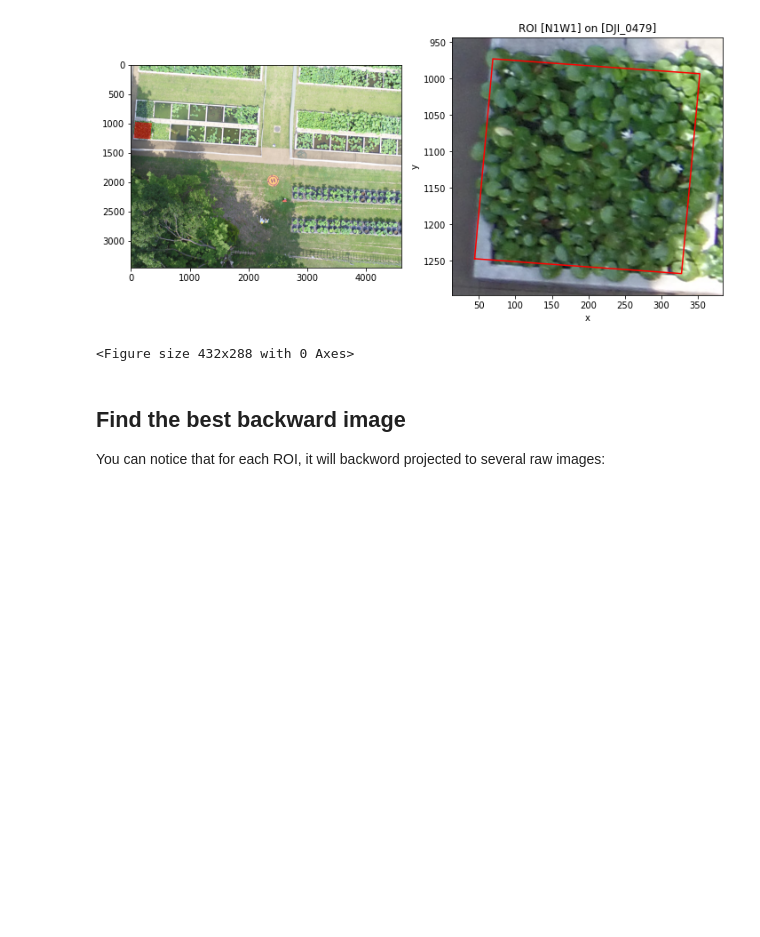
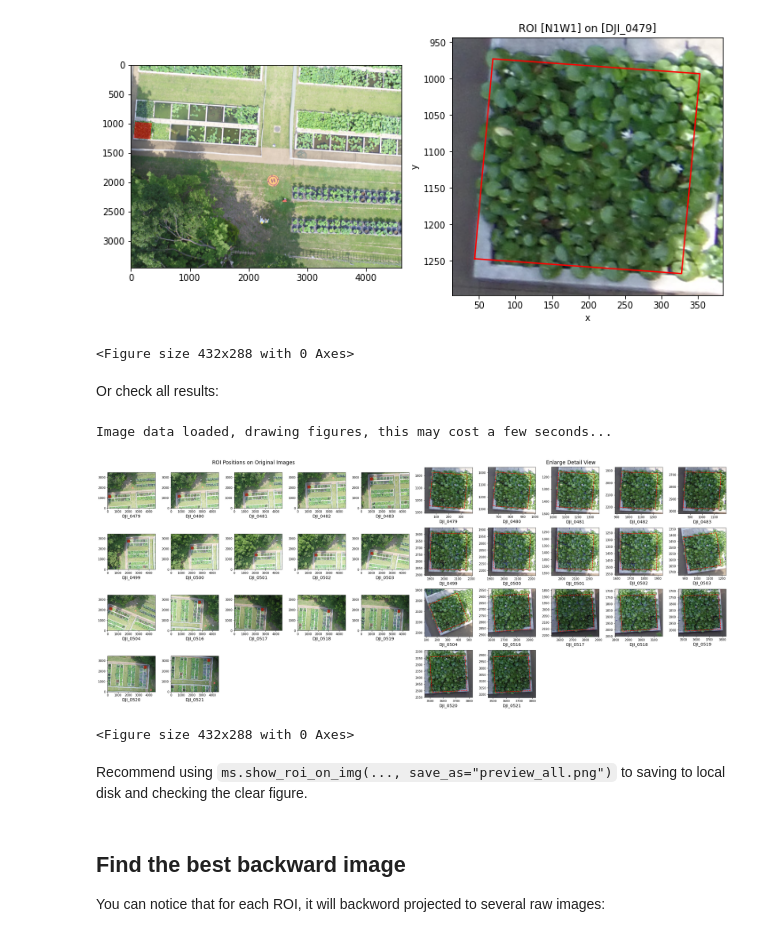
Before and after one commit to UTokyo-FieldPhenomics-Lab/EasyIDP, a Jupyter notebook: docs/jupyter/backward_projection.ipynb, the cells around one changed output. Saved outputs shown, nothing was run; the diff lists cells and outputs as text; code cells hidden in the pictures; blank space fills up the shorter version.

Commit message:
add one roi on all image visualize
Fix the issue #21

```diff
--- a/docs/jupyter/backward_projection.ipynb
+++ b/docs/jupyter/backward_projection.ipynb
@@ -167,6 +167,16 @@ ms.show_one_roi_on_img(img_dict_ms, "N1W1", "DJI_0479")
 # %% [output]
 [figure]
 <Figure size 432x288 with 0 Axes>
+# %% [markdown]
+Or check all results:
+# %%
+ms.show_roi_on_img(img_dict_ms, "N1W1")
+# %% [output]
+Image data loaded, drawing figures, this may cost a few seconds...
+[figure, added]
+<Figure size 432x288 with 0 Axes>
+# %% [markdown]
+Recommend using `ms.show_roi_on_img(..., save_as="preview_all.png")` to saving to local disk and checking the clear figure.
 # %% [markdown]
 ## Find the best backward image
 
```
Also changed, not shown: parts of 5 cells of this notebook, 11 other files.
